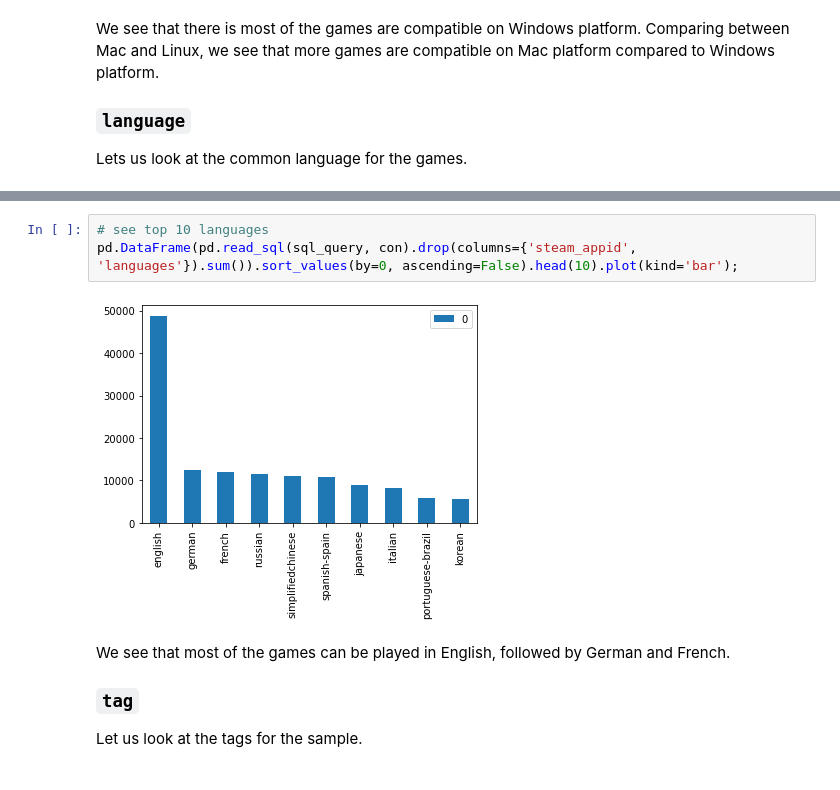
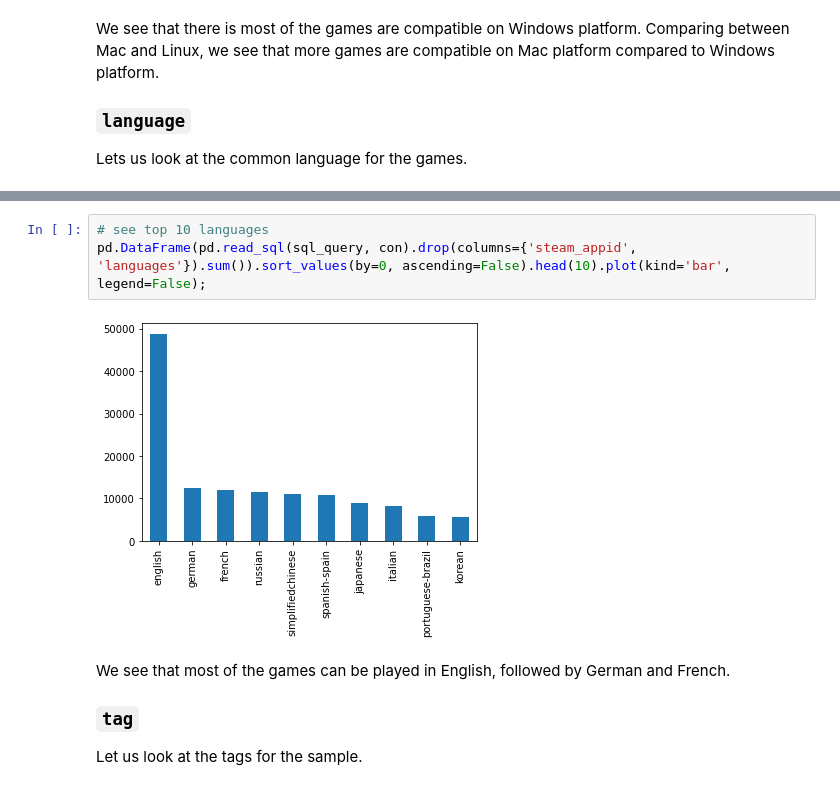
Before and after one commit to mitchellec/ga_capstone, a Jupyter notebook: code/03-EDA.ipynb, the cells around one changed output, grey strips where cells are left out. Cells and saved outputs as stored; diff of their text form.

```diff
--- a/code/03-EDA.ipynb
+++ b/code/03-EDA.ipynb
@@ -996,9 +996,9 @@ pd.read_sql(sql_query, con).head()
 | 4 | 50.0 | english,french,german,korean | 0 | 0 | 0 | 0 | 0 | 1 | 0 | 1 | ... |
 # %%
 # see top 10 languages
-pd.DataFrame(pd.read_sql(sql_query, con).drop(columns={'steam_appid', 'languages'}).sum()).sort_values(by=0, ascending=False).head(10).plot(kind='bar');
+pd.DataFrame(pd.read_sql(sql_query, con).drop(columns={'steam_appid', 'languages'}).sum()).sort_values(by=0, ascending=False).head(10).plot(kind='bar', legend=False);
 # %% [output]
-[figure, old version]
+[figure, new version]
 # %% [markdown]
 We see that most of the games can be played in English, followed by German and French.
 
```
Also changed, not shown: parts of 5 cells of this notebook, 18 other files.
